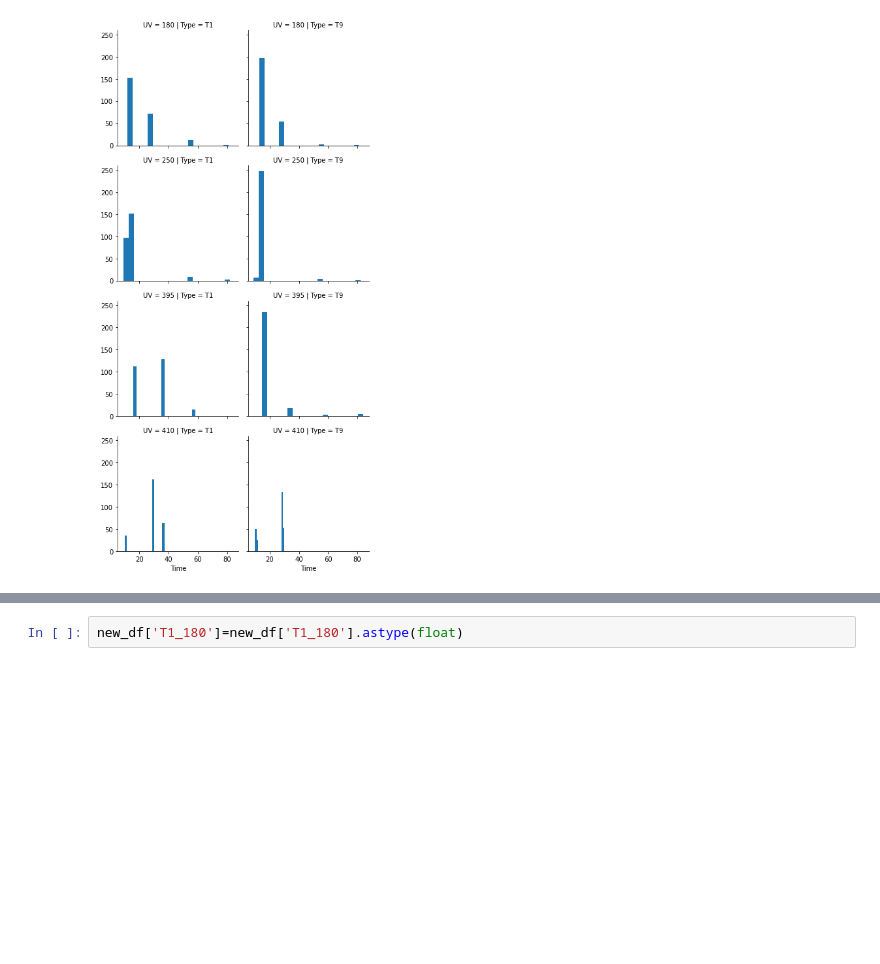
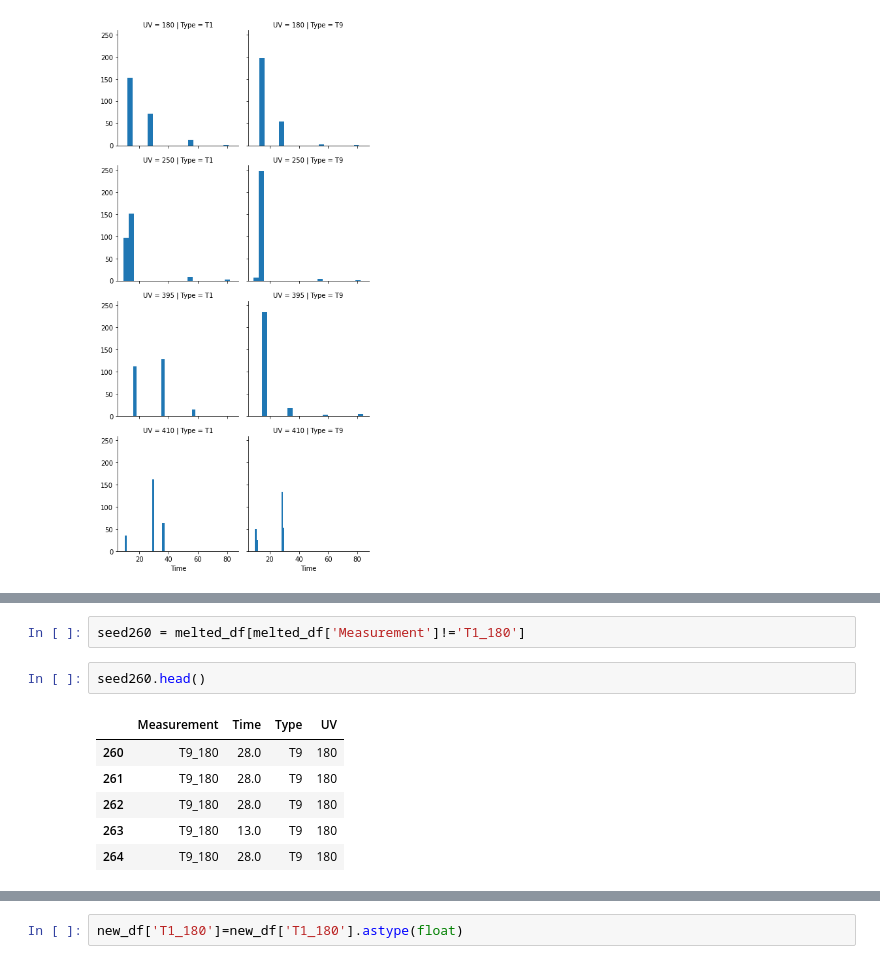
Before and after one commit to andreapy/Quinua, a Jupyter notebook: Germina.ipynb, the cells around one changed output, grey strips where cells are left out. Saved outputs shown, nothing was run; the diff lists cells and outputs as text; blank space fills up the shorter version.

```diff
--- a/Germina.ipynb
+++ b/Germina.ipynb
@@ -198,3 +203,14 @@ melted_df.shape
+# %%
+seed260 = melted_df[melted_df['Measurement']!='T1_180']
+# %%
+seed260.head()
+# %% [output]
+|  | Measurement | Time | Type | UV |
+| 260 | T9_180 | 28.0 | T9 | 180 |
+| 261 | T9_180 | 28.0 | T9 | 180 |
+| 262 | T9_180 | 28.0 | T9 | 180 |
+| 263 | T9_180 | 13.0 | T9 | 180 |
+| 264 | T9_180 | 28.0 | T9 | 180 |
 # %%
 new_df = df[:240][['T1_180']].copy()
 new_df
```
Also changed, not shown: parts of 7 cells of this notebook.
